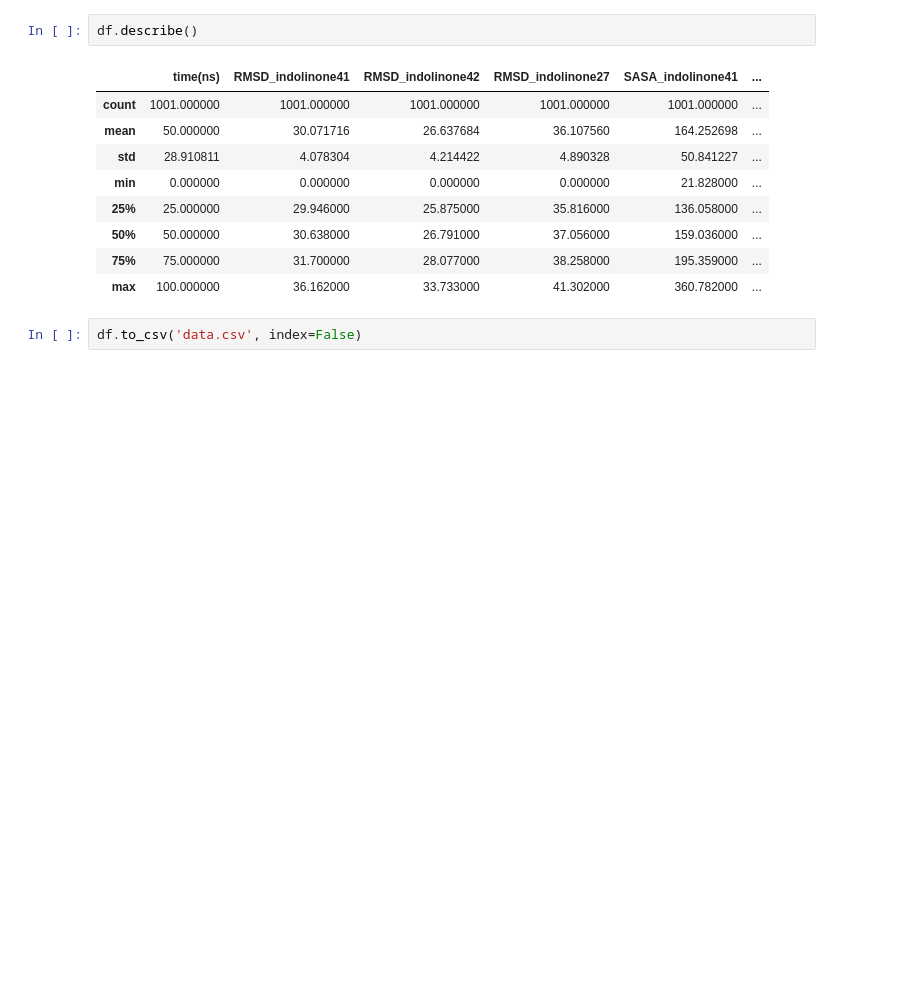
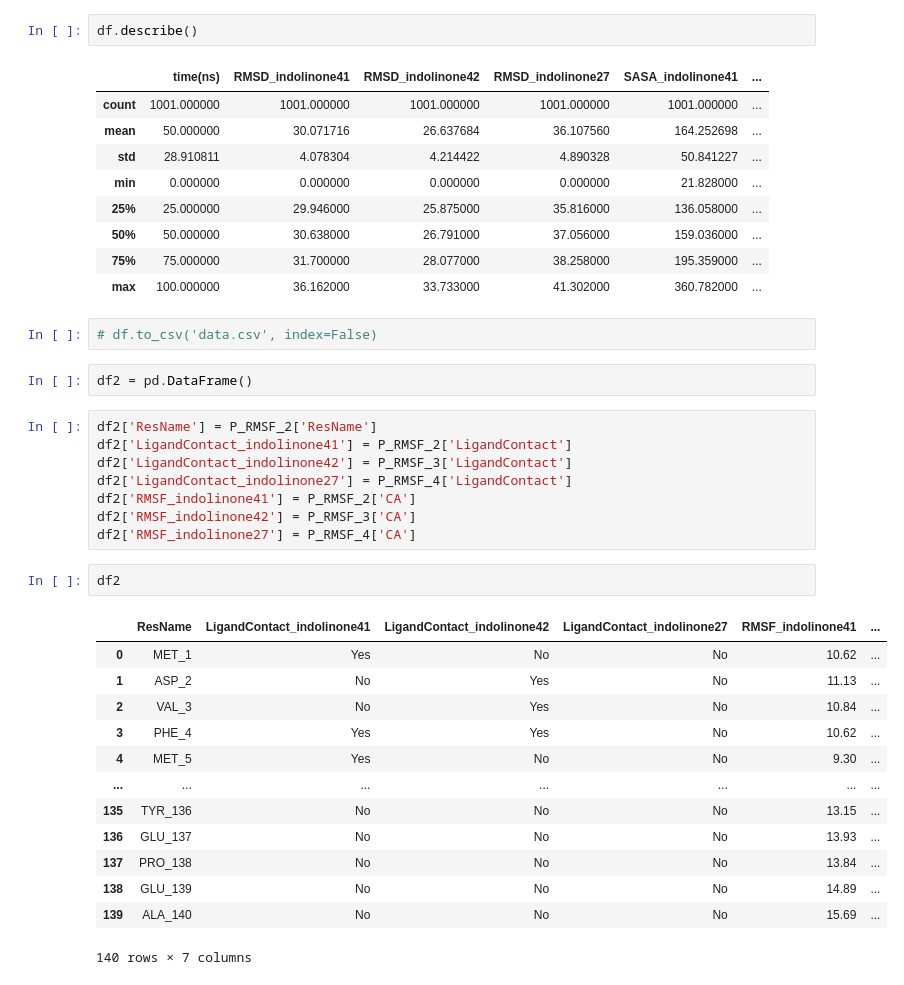
Before and after one commit to cpariona/biomedical-thesis, a Jupyter notebook: notebooks/MD_analysis.ipynb, the cells around one changed output. Cells and saved outputs as stored; diff of their text form; blank space fills up the shorter version.

```diff
--- a/notebooks/MD_analysis.ipynb
+++ b/notebooks/MD_analysis.ipynb
@@ -153,4 +170,30 @@ df.describe()
 | 75% | 75.000000 | 31.700000 | 28.077000 | 38.258000 | 195.359000 | ... |
 | max | 100.000000 | 36.162000 | 33.733000 | 41.302000 | 360.782000 | ... |
 # %%
-df.to_csv('data.csv', index=False)
+# df.to_csv('data.csv', index=False)
+# %%
+df2 = pd.DataFrame()
+# %%
+df2['ResName'] = P_RMSF_2['ResName']
+df2['LigandContact_indolinone41'] = P_RMSF_2['LigandContact']
+df2['LigandContact_indolinone42'] = P_RMSF_3['LigandContact']
+df2['LigandContact_indolinone27'] = P_RMSF_4['LigandContact']
+df2['RMSF_indolinone41'] = P_RMSF_2['CA']
+df2['RMSF_indolinone42'] = P_RMSF_3['CA']
+df2['RMSF_indolinone27'] = P_RMSF_4['CA']
+# %%
+df2
+# %% [output]
+|  | ResName | LigandContact_indolinone41 | LigandContact_indolinone42 | LigandContact_indolinone27 | RMSF_indolinone41 | ... |
+| 0 | MET_1 | Yes | No | No | 10.62 | ... |
+| 1 | ASP_2 | No | Yes | No | 11.13 | ... |
+| 2 | VAL_3 | No | Yes | No | 10.84 | ... |
+| 3 | PHE_4 | Yes | Yes | No | 10.62 | ... |
+| 4 | MET_5 | Yes | No | No | 9.30 | ... |
+| ... | ... | ... | ... | ... | ... | ... |
+| 135 | TYR_136 | No | No | No | 13.15 | ... |
+| 136 | GLU_137 | No | No | No | 13.93 | ... |
+| 137 | PRO_138 | No | No | No | 13.84 | ... |
+| 138 | GLU_139 | No | No | No | 14.89 | ... |
+| 139 | ALA_140 | No | No | No | 15.69 | ... |
+140 rows × 7 columns
```
Also changed, not shown: parts of 9 cells of this notebook, 23 other files.
